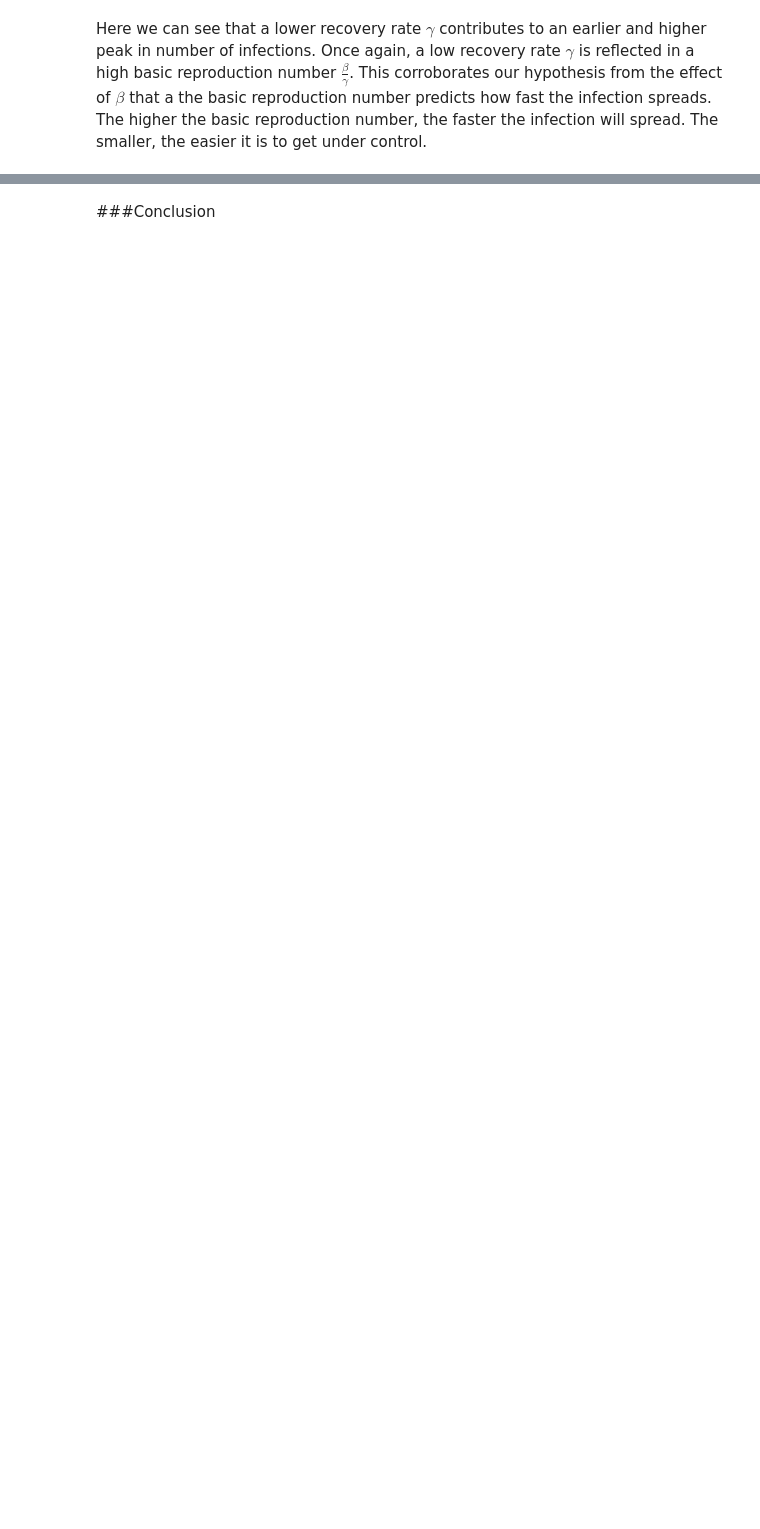
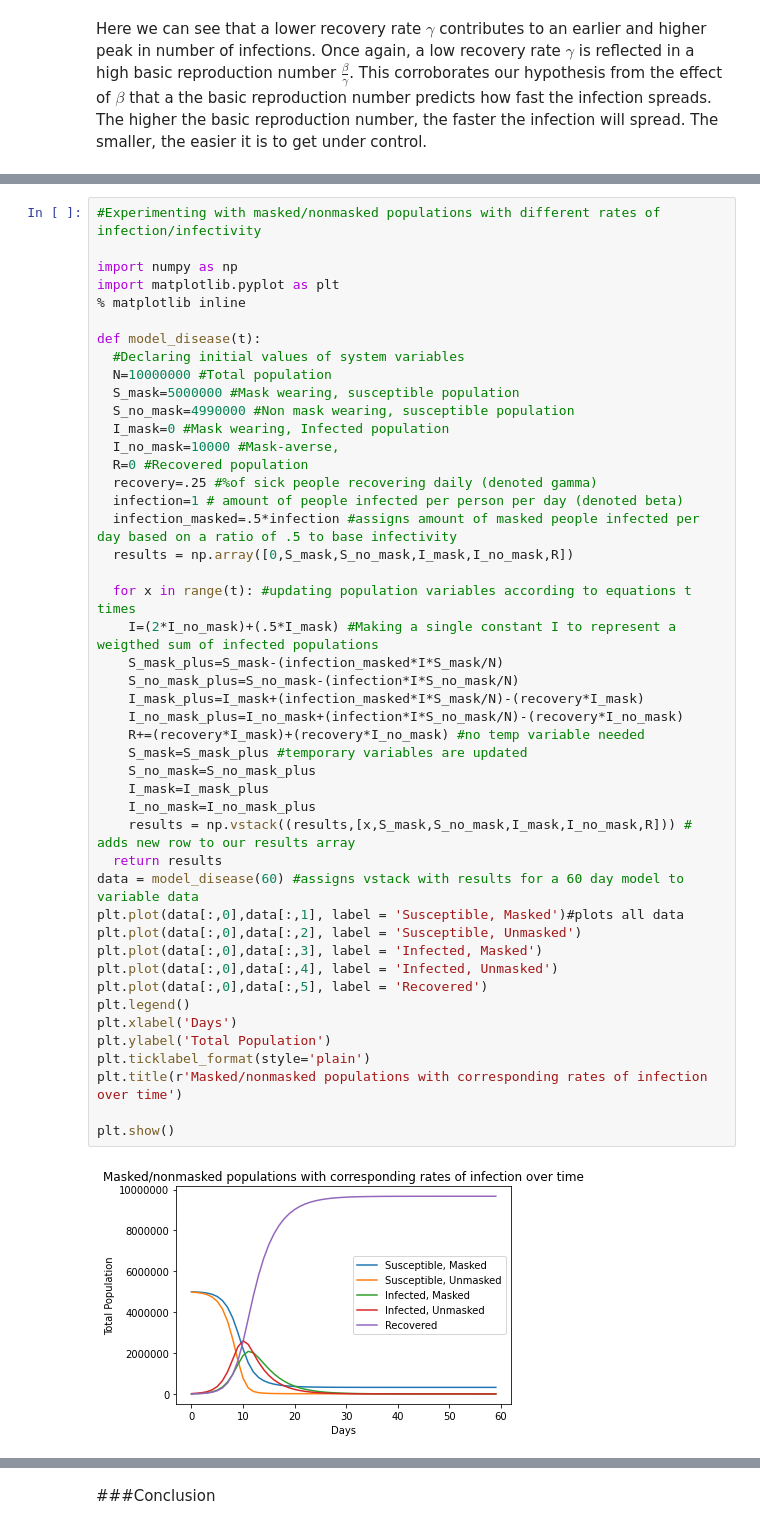
Before and after one commit to denaliwilson/Math-152, a Jupyter notebook: EpidemiologyG3.ipynb, the cells around one changed output, grey strips where cells are left out. Drawn from its saved outputs; the diff is of its cells as text; blank space fills up the shorter version.

```diff
--- a/EpidemiologyG3.ipynb
+++ b/EpidemiologyG3.ipynb
@@ -139,0 +150,48 @@ Here we can see that a lower recovery rate $\gamma$ contributes to an earlier an
+# %%
+#Experimenting with masked/nonmasked populations with different rates of infection/infectivity
+
+import numpy as np
+import matplotlib.pyplot as plt
+% matplotlib inline
+
+def model_disease(t):
+  #Declaring initial values of system variables
+  N=10000000 #Total population
+  S_mask=5000000 #Mask wearing, susceptible population
+  S_no_mask=4990000 #Non mask wearing, susceptible population
+  I_mask=0 #Mask wearing, Infected population
+  I_no_mask=10000 #Mask-averse,
+  R=0 #Recovered population
+  recovery=.25 #%of sick people recovering daily (denoted gamma)
+  infection=1 # amount of people infected per person per day (denoted beta)
+  infection_masked=.5*infection #assigns amount of masked people infected per day based on a ratio of .5 to base infectivity
+  results = np.array([0,S_mask,S_no_mask,I_mask,I_no_mask,R])
+
+  for x in range(t): #updating population variables according to equations t times
+    I=(2*I_no_mask)+(.5*I_mask) #Making a single constant I to represent a weigthed sum of infected populations
+    S_mask_plus=S_mask-(infection_masked*I*S_mask/N)
+    S_no_mask_plus=S_no_mask-(infection*I*S_no_mask/N)
+    I_mask_plus=I_mask+(infection_masked*I*S_mask/N)-(recovery*I_mask)
+    I_no_mask_plus=I_no_mask+(infection*I*S_no_mask/N)-(recovery*I_no_mask)
+    R+=(recovery*I_mask)+(recovery*I_no_mask) #no temp variable needed
+    S_mask=S_mask_plus #temporary variables are updated
+    S_no_mask=S_no_mask_plus
+    I_mask=I_mask_plus
+    I_no_mask=I_no_mask_plus
+    results = np.vstack((results,[x,S_mask,S_no_mask,I_mask,I_no_mask,R])) # adds new row to our results array
+  return results
+data = model_disease(60) #assigns vstack with results for a 60 day model to variable data
+plt.plot(data[:,0],data[:,1], label = 'Susceptible, Masked')#plots all data
+plt.plot(data[:,0],data[:,2], label = 'Susceptible, Unmasked')
+plt.plot(data[:,0],data[:,3], label = 'Infected, Masked')
+plt.plot(data[:,0],data[:,4], label = 'Infected, Unmasked')
+plt.plot(data[:,0],data[:,5], label = 'Recovered')
+plt.legend()
+plt.xlabel('Days')
+plt.ylabel('Total Population')
+plt.ticklabel_format(style='plain')
+plt.title(r'Masked/nonmasked populations with corresponding rates of infection over time')
+
+plt.show()
+# %% [output]
+[figure, added]
```
Also changed, not shown: parts of 32 cells of this notebook.
